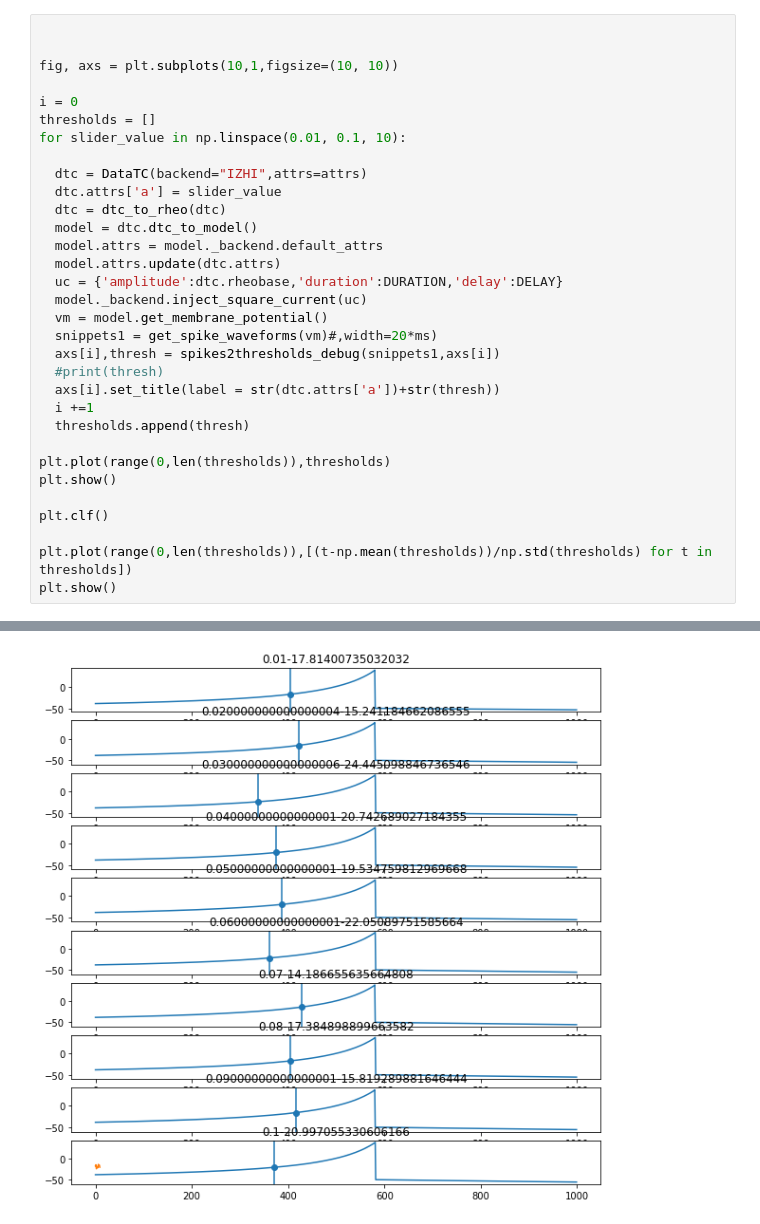
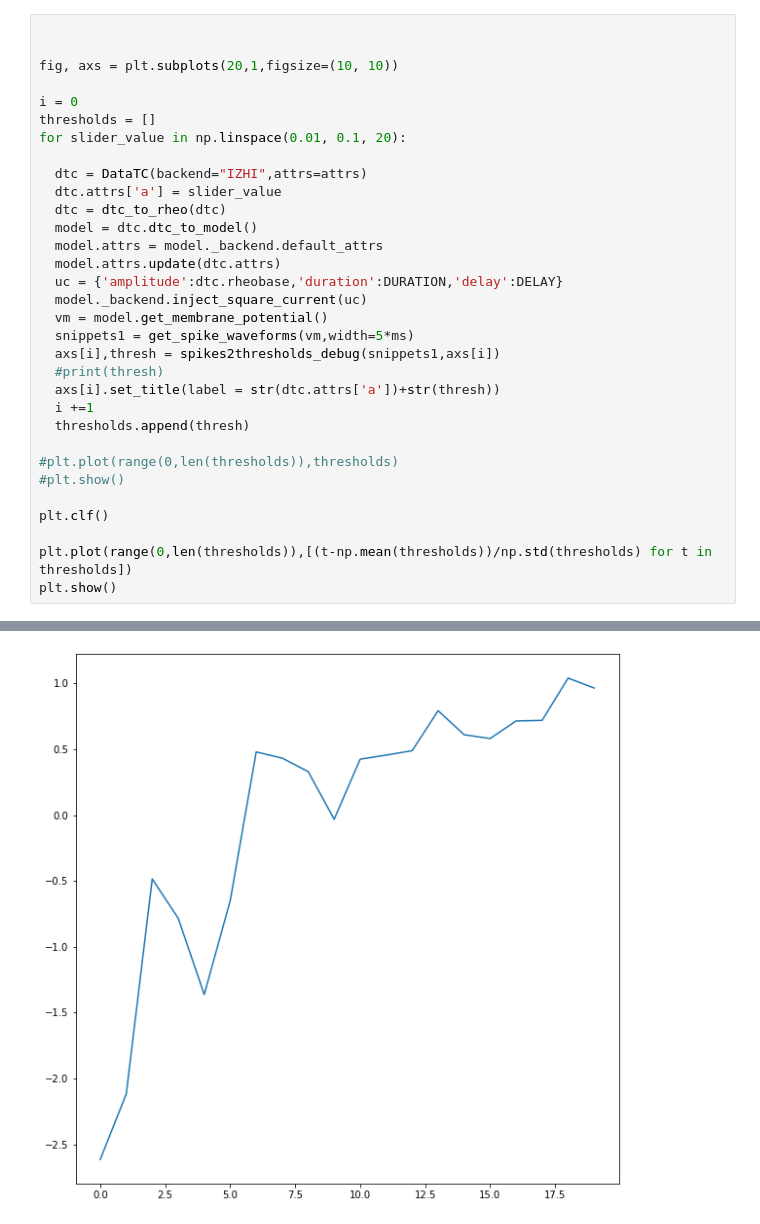
Before and after one commit to russelljjarvis/BluePyOptBU, a Jupyter notebook: examples/bpo_nu_fusion/minimal_working_example_threshold_debug.ipynb, the cells around one changed output, grey strips where cells are left out. Drawn from its saved outputs; the diff is of its cells as text.

```diff
--- a/examples/bpo_nu_fusion/minimal_working_example_threshold_debug.ipynb
+++ b/examples/bpo_nu_fusion/minimal_working_example_threshold_debug.ipynb
@@ -72,11 +128,11 @@ def spikes2thresholds_debug(spike_waveforms,axs):
 # %%
 
 
-fig, axs = plt.subplots(10,1,figsize=(10, 10))
+fig, axs = plt.subplots(20,1,figsize=(10, 10))
 
 i = 0
 thresholds = []
-for slider_value in np.linspace(0.01, 0.1, 10):
+for slider_value in np.linspace(0.01, 0.1, 20):
 
   dtc = DataTC(backend="IZHI",attrs=attrs)
   dtc.attrs['a'] = slider_value
@@ -87,15 +143,15 @@ for slider_value in np.linspace(0.01, 0.1, 10):
   uc = {'amplitude':dtc.rheobase,'duration':DURATION,'delay':DELAY}
   model._backend.inject_square_current(uc)
   vm = model.get_membrane_potential()
-  snippets1 = get_spike_waveforms(vm)#,width=20*ms)
+  snippets1 = get_spike_waveforms(vm,width=5*ms)
   axs[i],thresh = spikes2thresholds_debug(snippets1,axs[i])
   #print(thresh)
   axs[i].set_title(label = str(dtc.attrs['a'])+str(thresh))
   i +=1
   thresholds.append(thresh)
 
-plt.plot(range(0,len(thresholds)),thresholds)
-plt.show()
+#plt.plot(range(0,len(thresholds)),thresholds)
+#plt.show()
 
 plt.clf()
 
@@ -105 +181 @@ plt.show()
-[figure, old version]
+[figure, new version]
```
Also changed, not shown: parts of 10 cells of this notebook.
